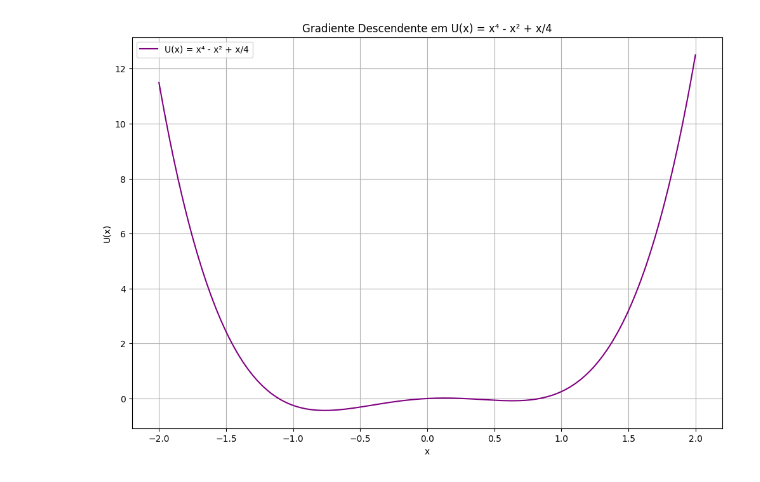
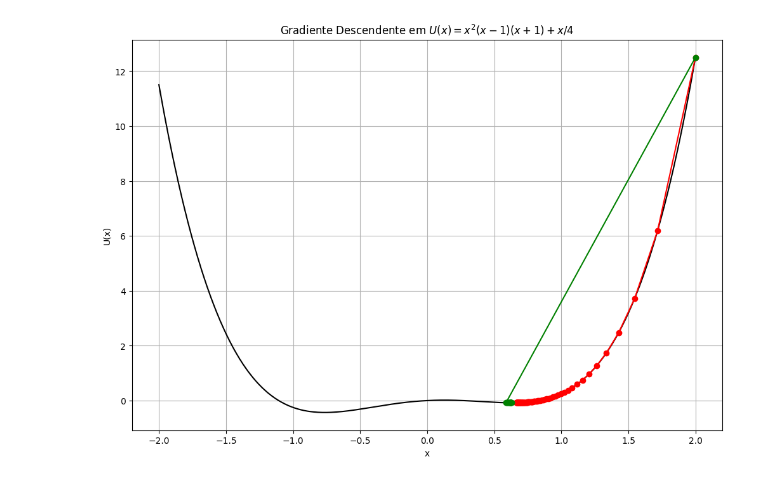
Before and after one commit to laila505/redes-neurais, a Jupyter notebook: Atividade 1/Exercício 3.ipynb, the cells around one changed output. Cells and saved outputs as stored; diff of their text form; code cells hidden in the pictures.

```diff
--- a/Atividade 1/Exercício 3.ipynb
+++ b/Atividade 1/Exercício 3.ipynb
@@ -1,50 +1,56 @@
 # %%
 #Exercício 3
+
+#Atividade 3
 
 import numpy as np
 import matplotlib.pyplot as plt
 
-# Nova função de U(x) = x⁴ - x² + x/4
-# Definindo a função U(x)
+# Função modificada
 def U(x):
-    return x**4 - x**2 + x/4
+    return x**2 * (x - 1) * (x + 1) + x / 4
 
 # Derivada da função
 def dU_dx(x):
     return 4*x**3 - 2*x + 0.25
 
-# Algoritmo de gradiente descendente
-def gradient_descent(alpha=0.01, epsilon=0.01, max_iter=1000, x0=2.0):
+# Algoritmo de gradiente descendente com controle de explosão
+def gradient_descent(alpha, epsilon=0.001, max_iter=1000, x0=2.0):
     x = x0
     trajectory = [x]
-    for i in range(max_iter):
+    for _ in range(max_iter):
         grad = dU_dx(x)
         x_new = x - alpha * grad
-        trajectory.append(x)
+        # Controle de explosão
+        if abs(x_new) > 1e6:
+            print(f"Parando, x ficou muito grande: {x_new}")
+            break
+        trajectory.append(x_new)
         if abs(x_new - x) < epsilon:
-           print(f"Converge em interação:{i+1}")
-        break
-        if i == max_iter - 1:
-            print("Máximo de iterações atingido")
+            break
         x = x_new
     return trajectory
 
-# Alphas para testar
-alphas = [0.01, 0.05, 0.1, 0.3, 0.5]
-colors = ['red', 'green', 'blue', 'orange', 'purple']
+# Parâmetros
+alphas = [0.01, 0.05]  # Usei alphas menores para evitar overflow
+colors = ['red', 'green']
 
 # Plot da função
-x_vals = np.linspace(-2, 2, 200)
+x_vals = np.linspace(-2, 2, 500)
 y_vals = U(x_vals)
 
 plt.figure(figsize=(12, 8))
-plt.plot(x_vals, y_vals, label='U(x) = x⁴ - x² + x/4', color='purple')
+plt.plot(x_vals, y_vals, color='black')
 
-plt.title('Gradiente Descendente em U(x) = x⁴ - x² + x/4')
+# Plot das trajetórias
+for alpha, color in zip(alphas, colors):
+    traj = np.array(gradient_descent(alpha))
+    plt.plot(traj, U(traj), marker='o', linestyle='-', color=color)
+
+plt.title('Gradiente Descendente em $U(x) = x^2(x-1)(x+1) + x/4$')
 plt.xlabel('x')
 plt.ylabel('U(x)')
 plt.grid(True)
-plt.legend()
 plt.show()
 # %% [output]
-[figure, old version]
+[figure, new version]
```
Also changed, not shown: 2 other files.
